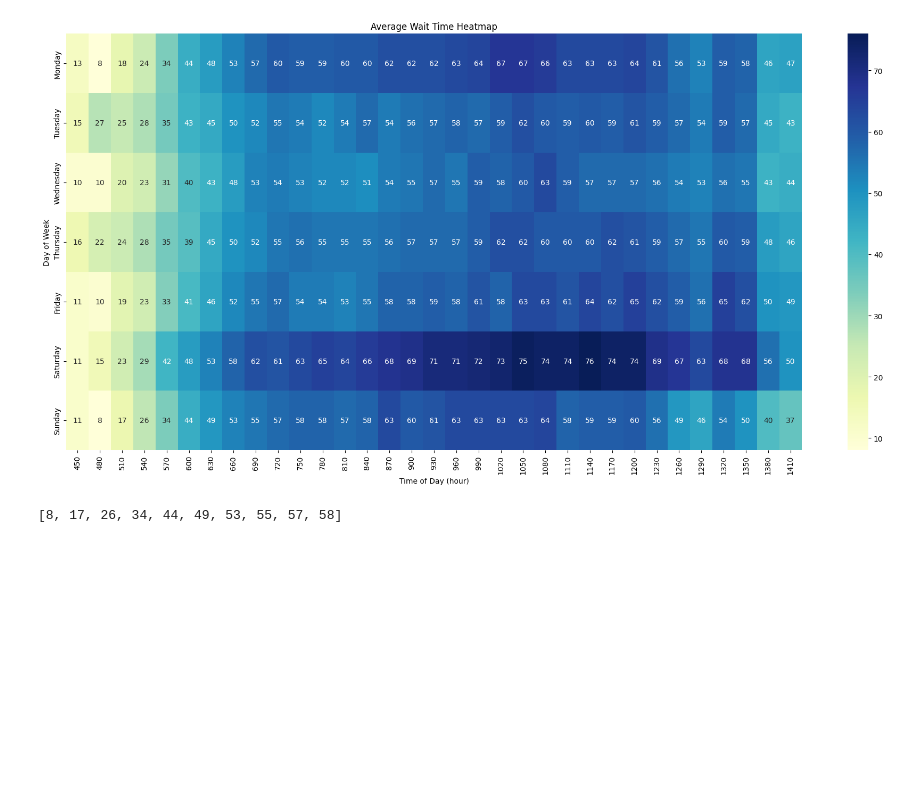
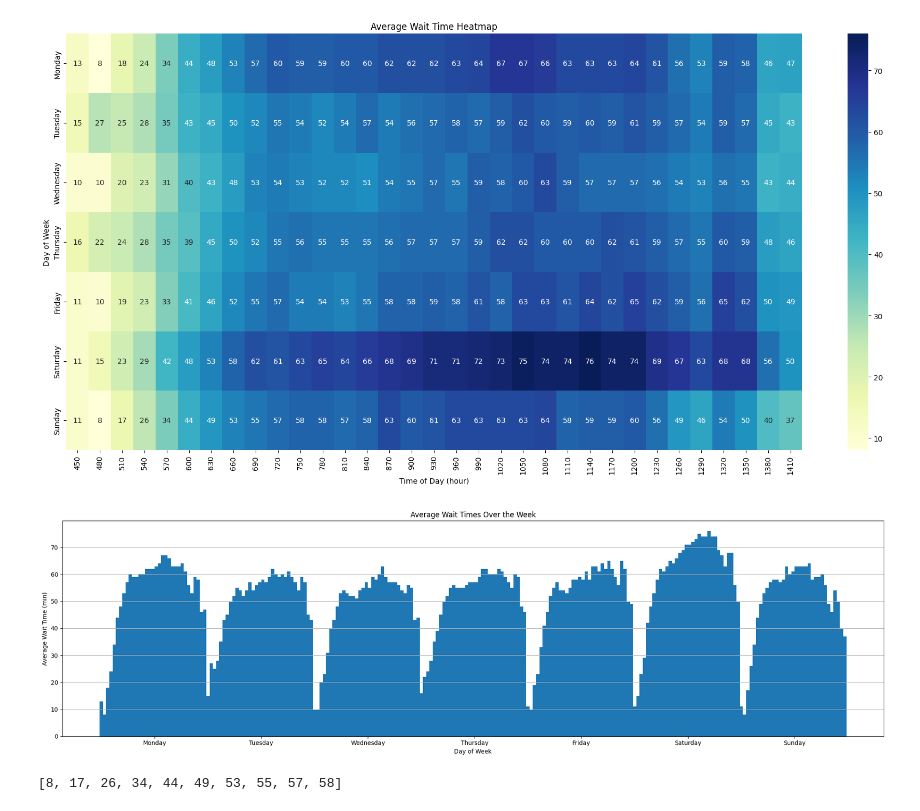
Before and after one commit to jpogue2/csci467-project, a Jupyter notebook: statistical-baseline.ipynb, the cells around one changed output. Saved outputs shown, nothing was run; the diff lists cells and outputs as text; code cells hidden in the pictures; blank space fills up the shorter version.

```diff
--- a/statistical-baseline.ipynb
+++ b/statistical-baseline.ipynb
@@ -92,6 +92,28 @@ plt.tight_layout()
 plt.show()
 # %% [output]
 [figure]
+# %%
+# Step 1: Sort the data properly
+heatmap_df["Day"] = pd.Categorical(heatmap_df["Day"], categories=ordered_days, ordered=True)
+heatmap_df = heatmap_df.sort_values(by=["Day", "Time"])
+
+# Step 2: Plot bar chart using index as x-values
+plt.figure(figsize=(20, 6))
+plt.bar(range(len(heatmap_df)), heatmap_df["Wait"], width=1)
+
+# Step 3: Compute day label positions (centered)
+slots_per_day = heatmap_df["Time"].nunique()
+day_centers = [(i + 0.5) * slots_per_day for i in range(len(ordered_days))]
+
+plt.xticks(ticks=day_centers, labels=ordered_days)
+plt.title("Average Wait Times Over the Week")
+plt.xlabel("Day of Week")
+plt.ylabel("Average Wait Time (min)")
+plt.grid(True, axis='y')
+plt.tight_layout()
+plt.show()
+# %% [output]
+[figure, added]
 # %%
 # ------ TESTING ------
 # getting the actual values for the test set
```
Also changed, not shown: 3 other files.
